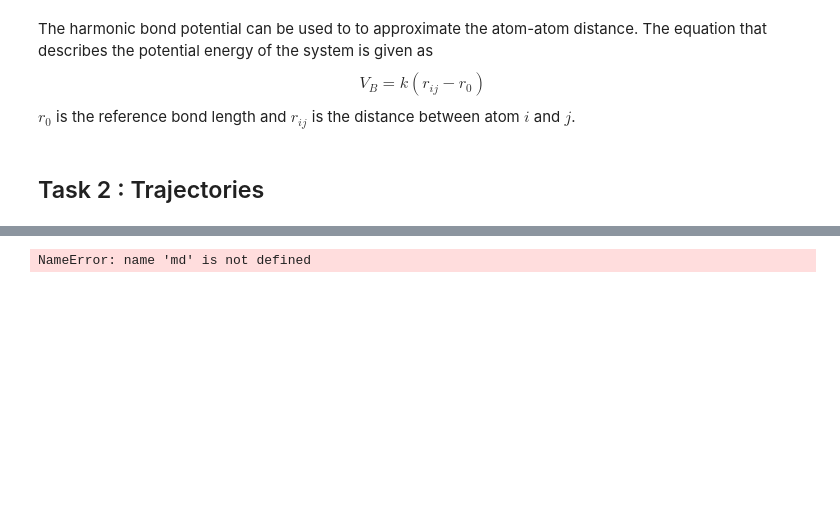
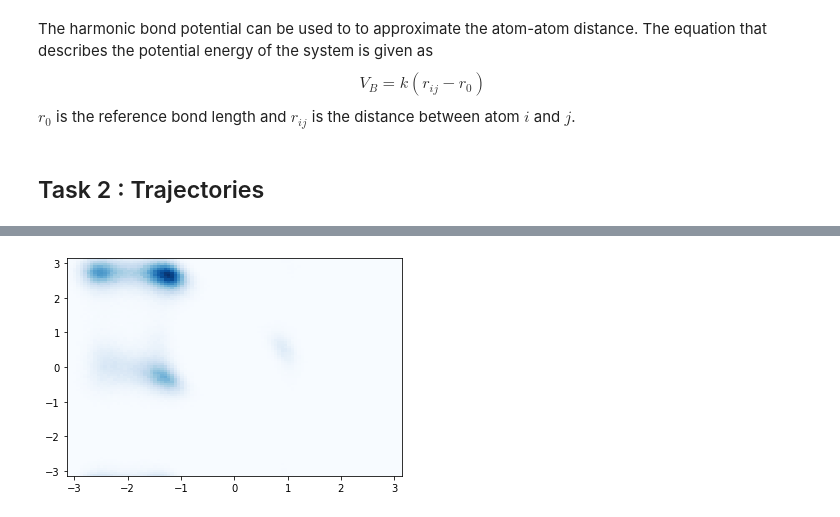
Before and after one commit to mahesh27dx/molecular_phys, a Jupyter notebook: HW3/HW_3.ipynb, the cells around one changed output, grey strips where cells are left out. Drawn from its saved outputs; the diff is of its cells as text; code cells hidden in the pictures; blank space fills up the shorter version.

```diff
--- a/HW3/HW_3.ipynb
+++ b/HW3/HW_3.ipynb
@@ -149,8 +168,14 @@ $r_0$ is the reference bond length and $r_{ij}$ is the distance between atom $i$
 # %%
-import mdshare
+pdb = 'alanine-dipeptide-nowater.pdb'
 files = mdshare.fetch('alanine-dipeptide-*-250ns-nowater.xtc',
                       working_directory='.')
-# %%
-md.load_xtc('alanine-dipeptide-0-250ns-nowater.xtc', coord)
-# %% [output]
-NameError: name 'md' is not defined
+# %%
+trajs = [mdtraj.load(f, top=pdb) for f in files]
+# %%
+phis = [mdtraj.compute_phi(t)[1] for t in trajs]
+psis = [mdtraj.compute_psi(t)[1] for t in trajs]
+dihedrals = [np.hstack([_phi, _psi]) for _phi, _psi in zip(phis, psis)]
+# %%
+plt.hist2d(*np.concatenate(dihedrals).T, bins=100, cmap='Blues', );
+# %% [output]
+[figure, added]
```
Also changed, not shown: parts of 12 cells of this notebook, 14 other files.
